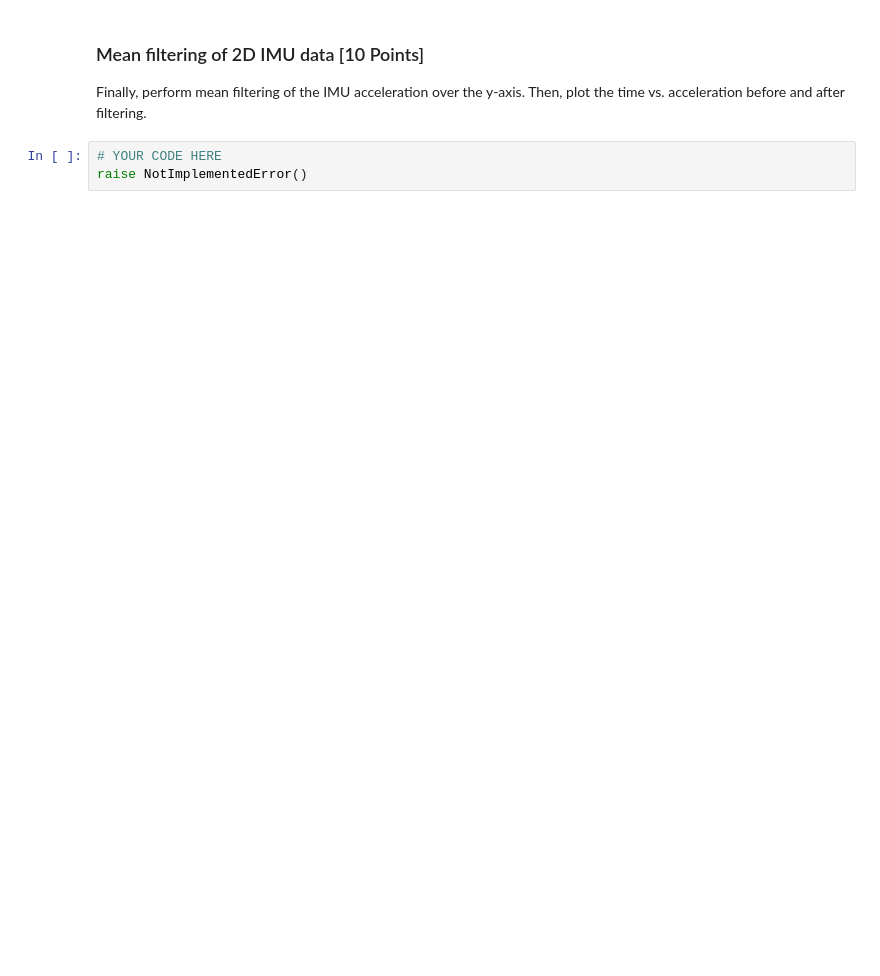
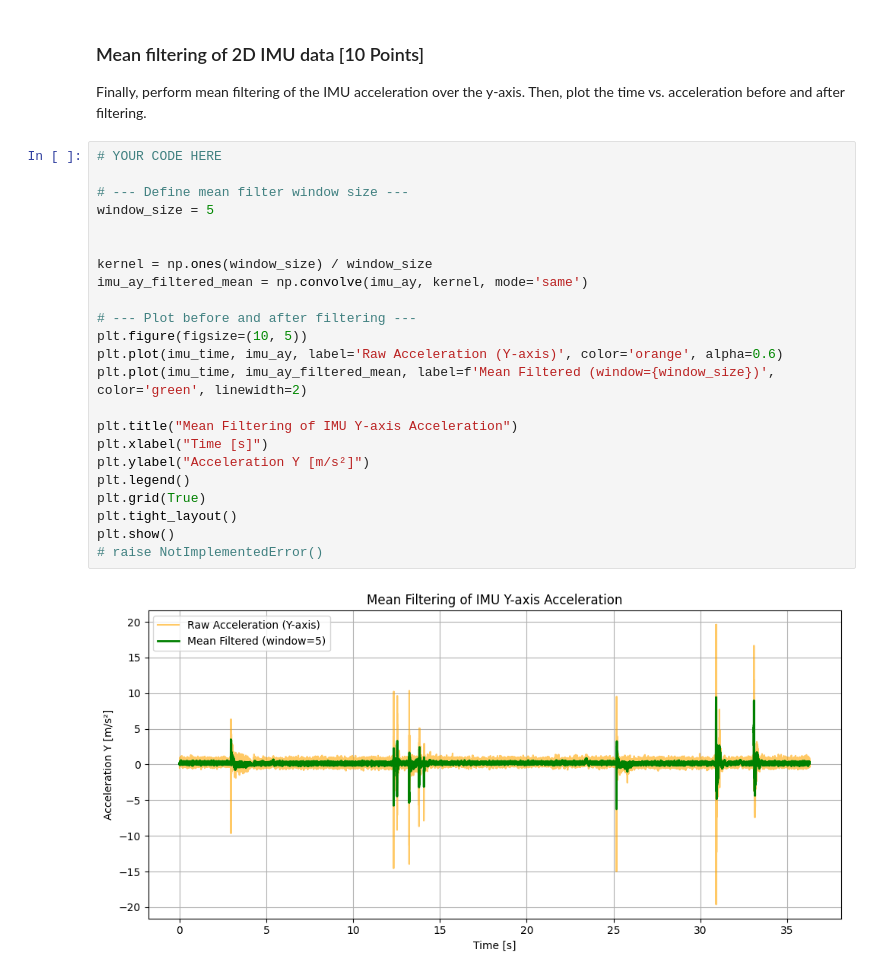
Before and after one commit to ibrahim-1811/amr_assignments_WS25, a Jupyter notebook: Assignment_2/AMR_WS25_Assignment02.ipynb, the cells around one changed output. Drawn from its saved outputs; the diff is of its cells as text; blank space fills up the shorter version.

```diff
--- a/Assignment_2/AMR_WS25_Assignment02.ipynb
+++ b/Assignment_2/AMR_WS25_Assignment02.ipynb
@@ -162,4 +315,26 @@ raise NotImplementedError()
 Finally, perform mean filtering of the IMU acceleration over the y-axis. Then, plot the time vs. acceleration before and after filtering.
 # %%
 # YOUR CODE HERE
-raise NotImplementedError()
+
+# --- Define mean filter window size ---
+window_size = 5
+
+
+kernel = np.ones(window_size) / window_size
+imu_ay_filtered_mean = np.convolve(imu_ay, kernel, mode='same')
+
+# --- Plot before and after filtering ---
+plt.figure(figsize=(10, 5))
+plt.plot(imu_time, imu_ay, label='Raw Acceleration (Y-axis)', color='orange', alpha=0.6)
+plt.plot(imu_time, imu_ay_filtered_mean, label=f'Mean Filtered (window={window_size})', color='green', linewidth=2)
+
+plt.title("Mean Filtering of IMU Y-axis Acceleration")
+plt.xlabel("Time [s]")
+plt.ylabel("Acceleration Y [m/s²]")
+plt.legend()
+plt.grid(True)
+plt.tight_layout()
+plt.show()
+# raise NotImplementedError()
+# %% [output]
+[figure, added]
```
Also changed, not shown: parts of 6 cells of this notebook.
